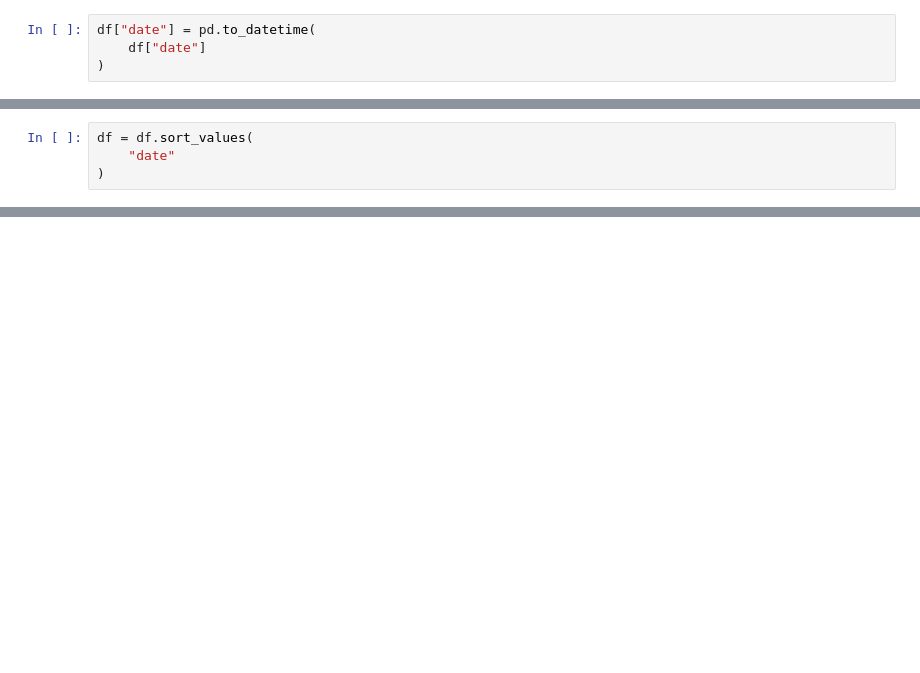
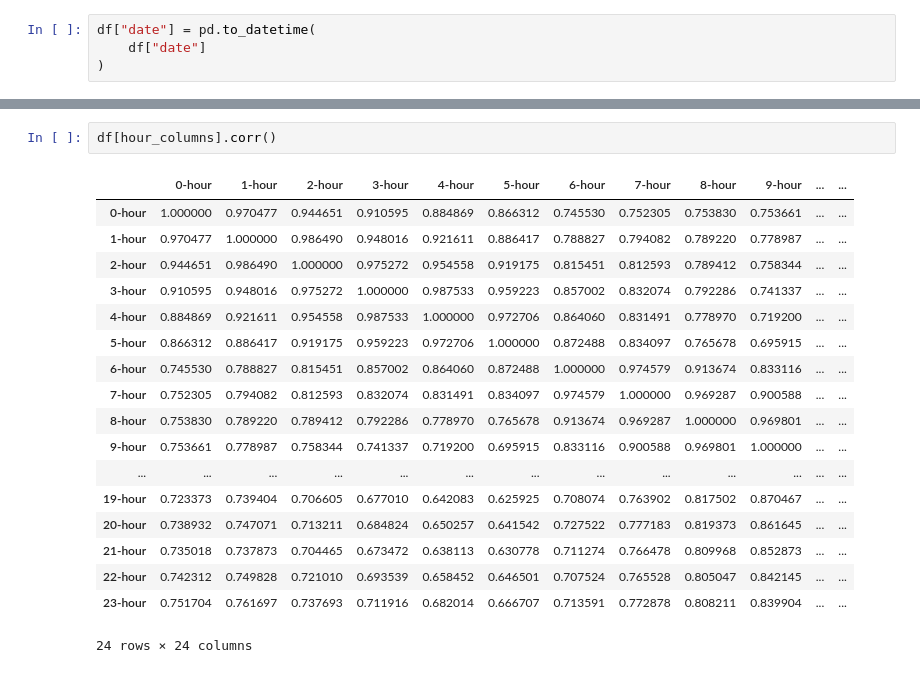
Before and after one commit to siddharthramanand2024/basics, a Jupyter notebook: weather_analysis.ipynb, the cells around one changed output, grey strips where cells are left out. Cells and saved outputs as stored; diff of their text form; blank space fills up the shorter version.

```diff
--- a/weather_analysis.ipynb
+++ b/weather_analysis.ipynb
@@ -97,4 +113,0 @@ df.describe()
-# %%
-df = df.sort_values(
-    "date"
-)
@@ -105,0 +177,21 @@ df.to_csv(
+# %%
+df[hour_columns].corr()
+# %% [output]
+|  | 0-hour | 1-hour | 2-hour | 3-hour | 4-hour | 5-hour | 6-hour | 7-hour | 8-hour | 9-hour | ... | ... |
+| 0-hour | 1.000000 | 0.970477 | 0.944651 | 0.910595 | 0.884869 | 0.866312 | 0.745530 | 0.752305 | 0.753830 | 0.753661 | ... | ... |
+| 1-hour | 0.970477 | 1.000000 | 0.986490 | 0.948016 | 0.921611 | 0.886417 | 0.788827 | 0.794082 | 0.789220 | 0.778987 | ... | ... |
+| 2-hour | 0.944651 | 0.986490 | 1.000000 | 0.975272 | 0.954558 | 0.919175 | 0.815451 | 0.812593 | 0.789412 | 0.758344 | ... | ... |
+| 3-hour | 0.910595 | 0.948016 | 0.975272 | 1.000000 | 0.987533 | 0.959223 | 0.857002 | 0.832074 | 0.792286 | 0.741337 | ... | ... |
+| 4-hour | 0.884869 | 0.921611 | 0.954558 | 0.987533 | 1.000000 | 0.972706 | 0.864060 | 0.831491 | 0.778970 | 0.719200 | ... | ... |
+| 5-hour | 0.866312 | 0.886417 | 0.919175 | 0.959223 | 0.972706 | 1.000000 | 0.872488 | 0.834097 | 0.765678 | 0.695915 | ... | ... |
+| 6-hour | 0.745530 | 0.788827 | 0.815451 | 0.857002 | 0.864060 | 0.872488 | 1.000000 | 0.974579 | 0.913674 | 0.833116 | ... | ... |
+| 7-hour | 0.752305 | 0.794082 | 0.812593 | 0.832074 | 0.831491 | 0.834097 | 0.974579 | 1.000000 | 0.969287 | 0.900588 | ... | ... |
+| 8-hour | 0.753830 | 0.789220 | 0.789412 | 0.792286 | 0.778970 | 0.765678 | 0.913674 | 0.969287 | 1.000000 | 0.969801 | ... | ... |
+| 9-hour | 0.753661 | 0.778987 | 0.758344 | 0.741337 | 0.719200 | 0.695915 | 0.833116 | 0.900588 | 0.969801 | 1.000000 | ... | ... |
+| ... | ... | ... | ... | ... | ... | ... | ... | ... | ... | ... | ... | ... |
+| 19-hour | 0.723373 | 0.739404 | 0.706605 | 0.677010 | 0.642083 | 0.625925 | 0.708074 | 0.763902 | 0.817502 | 0.870467 | ... | ... |
+| 20-hour | 0.738932 | 0.747071 | 0.713211 | 0.684824 | 0.650257 | 0.641542 | 0.727522 | 0.777183 | 0.819373 | 0.861645 | ... | ... |
+| 21-hour | 0.735018 | 0.737873 | 0.704465 | 0.673472 | 0.638113 | 0.630778 | 0.711274 | 0.766478 | 0.809968 | 0.852873 | ... | ... |
+| 22-hour | 0.742312 | 0.749828 | 0.721010 | 0.693539 | 0.658452 | 0.646501 | 0.707524 | 0.765528 | 0.805047 | 0.842145 | ... | ... |
+| 23-hour | 0.751704 | 0.761697 | 0.737693 | 0.711916 | 0.682014 | 0.666707 | 0.713591 | 0.772878 | 0.808211 | 0.839904 | ... | ... |
+24 rows × 24 columns
```
Also changed, not shown: parts of 20 cells of this notebook, 6 other files.
